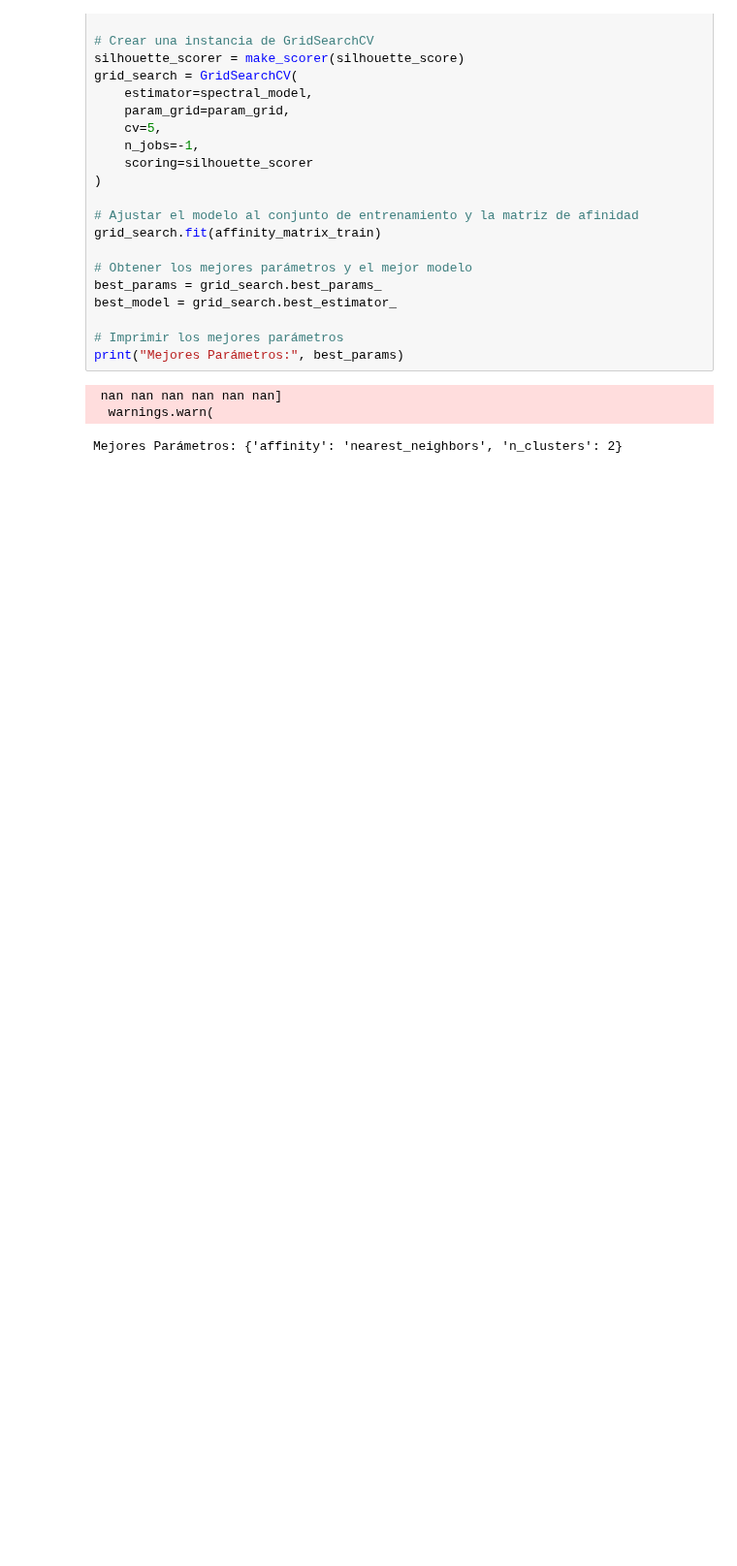
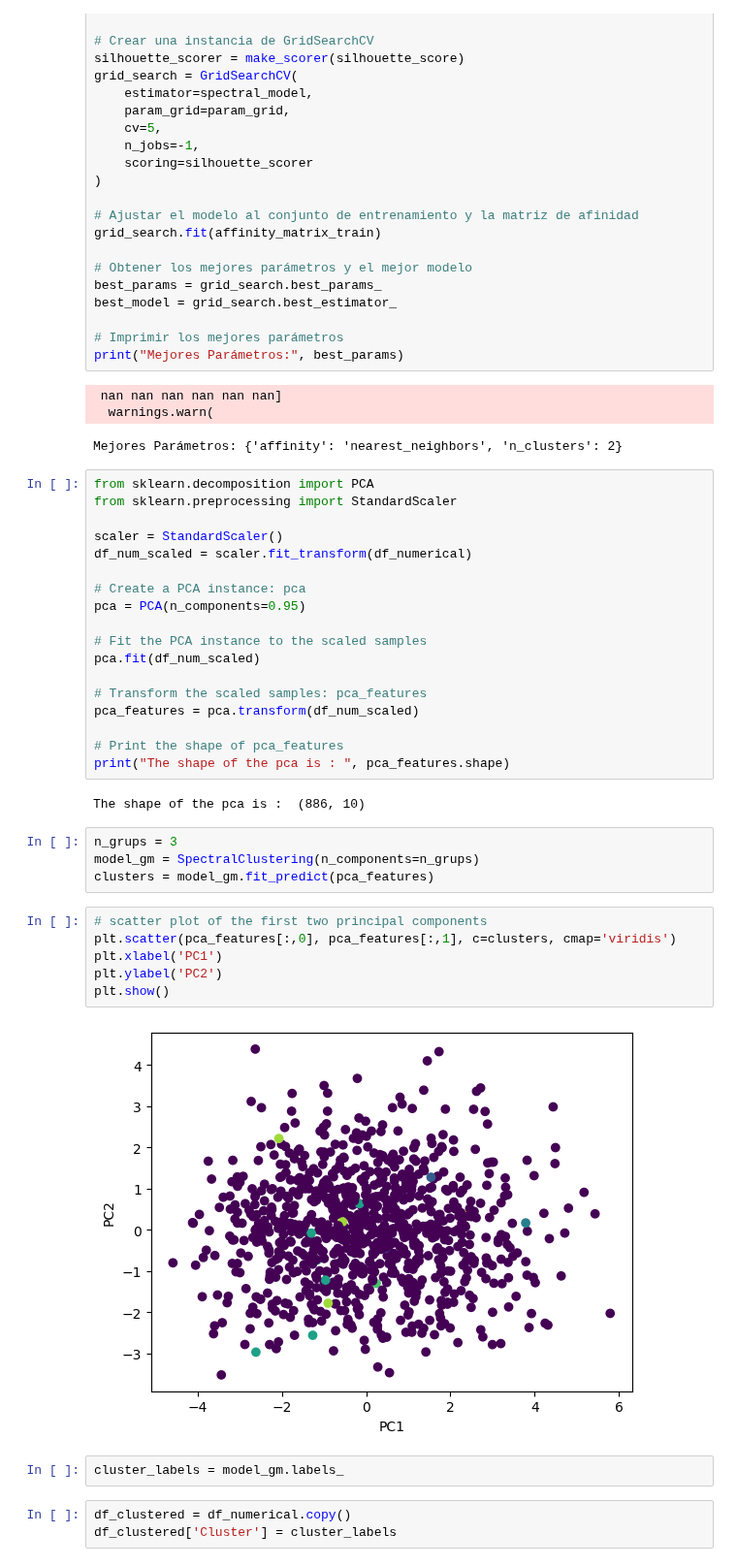
Before and after one commit to DCC-UAB/ACproject-07, a Jupyter notebook: codi/SpectralClustering.ipynb, the cells around one changed output. Shown at 97% size. Saved outputs shown, nothing was run; the diff lists cells and outputs as text; blank space fills up the shorter version.

Commit message:
Avançar SpectralClustering

```diff
--- a/codi/SpectralClustering.ipynb
+++ b/codi/SpectralClustering.ipynb
@@ -68,3 +68,40 @@ print("Mejores Parámetros:", best_params)
  nan nan nan nan nan nan]
   warnings.warn(
 Mejores Parámetros: {'affinity': 'nearest_neighbors', 'n_clusters': 2}
+# %%
+from sklearn.decomposition import PCA
+from sklearn.preprocessing import StandardScaler
+
+scaler = StandardScaler()
+df_num_scaled = scaler.fit_transform(df_numerical)
+
+# Create a PCA instance: pca
+pca = PCA(n_components=0.95)
+
+# Fit the PCA instance to the scaled samples
+pca.fit(df_num_scaled)
+
+# Transform the scaled samples: pca_features
+pca_features = pca.transform(df_num_scaled)
+
+# Print the shape of pca_features
+print("The shape of the pca is : ", pca_features.shape)
+# %% [output]
+The shape of the pca is :  (886, 10)
+# %%
+n_grups = 3
+model_gm = SpectralClustering(n_components=n_grups)
+clusters = model_gm.fit_predict(pca_features)
+# %%
+# scatter plot of the first two principal components
+plt.scatter(pca_features[:,0], pca_features[:,1], c=clusters, cmap='viridis')
+plt.xlabel('PC1')
+plt.ylabel('PC2')
+plt.show()
+# %% [output]
+[figure, added]
+# %%
+cluster_labels = model_gm.labels_
+# %%
+df_clustered = df_numerical.copy()
+df_clustered['Cluster'] = cluster_labels
```
Also changed, not shown: parts of 6 cells of this notebook.
